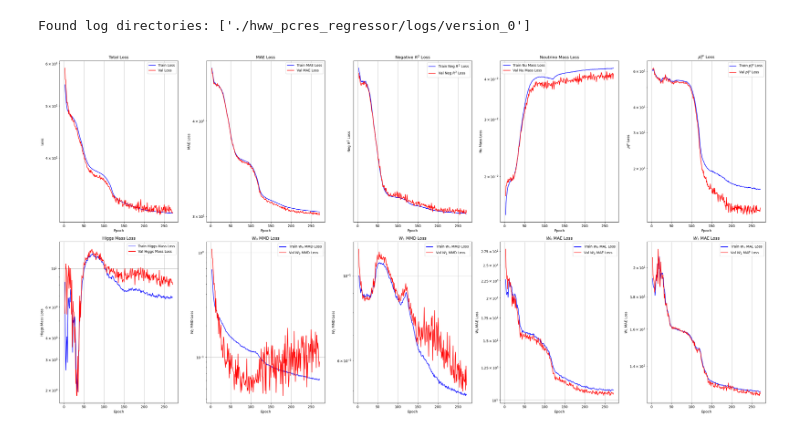
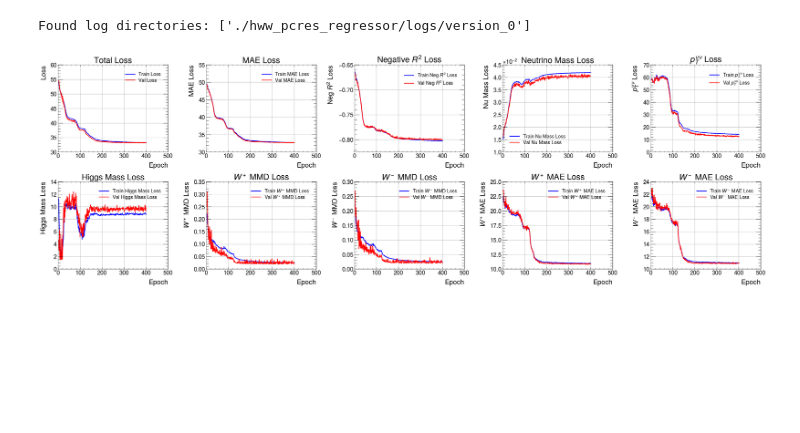
Before and after one commit to yygarypeng/ww-pcres, a Jupyter notebook: visualize.ipynb, the cells around one changed output. Cells and saved outputs as stored; diff of their text form; code cells hidden in the pictures; blank space fills up the shorter version.

```diff
--- a/visualize.ipynb
+++ b/visualize.ipynb
@@ -11,5 +11,8 @@ import train
 
 from matplotlib import pyplot as plt
 from matplotlib.colors import LogNorm
+
+import mplhep as hep
+hep.style.use("ATLAS")
 # %%
 ckpt_files = glob.glob(f"./hww_pcres_regressor/logs/version_0/checkpoints/*")
@@ -224,7 +306,7 @@ else:
         if df_clean_train.empty or df_clean_val.empty:
             print("Not enough training or validation records to visualize.")
         else:
-            fig, axes = plt.subplots(2, 5, figsize=(30, 15))
+            fig, axes = plt.subplots(2, 5, figsize=(30, 10))
             axes = axes.flatten()
 
             plot_configs = [
@@ -234,10 +316,10 @@ else:
                 ("nu_mass_loss", "val_nu_mass_loss", "Neutrino Mass Loss", "Nu Mass Loss"),
                 ("dinu_pt_loss", "val_dinu_pt_loss", r"$p^{\nu\nu}_T$ Loss", r"$p^{\nu\nu}_T$ Loss"),
                 ("higgs_mass_loss", "val_higgs_mass_loss", "Higgs Mass Loss", "Higgs Mass Loss"),
-                ("w_mass_mmd0_loss", "val_w_mass_mmd0_loss", "$W_0$ MMD Loss", "$W_0$ MMD Loss"),
-                ("w_mass_mmd1_loss", "val_w_mass_mmd1_loss", "$W_1$ MMD Loss", "$W_1$ MMD Loss"),
-                ("w0_mass_mae_loss", "val_w0_mass_mae_loss", "$W_0$ MAE Loss", "$W_0$ MAE Loss"),
-                ("w1_mass_mae_loss", "val_w1_mass_mae_loss", "$W_1$ MAE Loss", "$W_1$ MAE Loss"),
+                ("w_mass_mmd0_loss", "val_w_mass_mmd0_loss", "$W^+$ MMD Loss", "$W^+$ MMD Loss"),
+                ("w_mass_mmd1_loss", "val_w_mass_mmd1_loss", "$W^-$ MMD Loss", "$W^-$ MMD Loss"),
+                ("w0_mass_mae_loss", "val_w0_mass_mae_loss", "$W^+$ MAE Loss", "$W^+$ MAE Loss"),
+                ("w1_mass_mae_loss", "val_w1_mass_mae_loss", "$W^-$ MAE Loss", "$W^-$ MAE Loss"),
             ]
 
             def apply_scale(ax, data):
@@ -253,32 +335,32 @@ else:
             epochs_val = df_clean_val["epoch"].iloc[3:]
 
             for ax, (train_col, val_col, title, ylabel) in zip(axes, plot_configs):
                 if train_col not in df_clean_train.columns or val_col not in df_clean_val.columns:
                     ax.set_visible(False)
                     continue
 
                 ax.plot(epochs_train, df_clean_train[train_col].iloc[3:], label=f"Train {ylabel}", color="blue")
                 ax.plot(epochs_val, df_clean_val[val_col].iloc[3:], label=f"Val {ylabel}", color="red")
                 ax.set_xlabel("Epoch")
                 ax.set_ylabel(ylabel)
                 ax.set_title(title)
                 ax.legend()
                 ax.grid(True)
-                apply_scale(ax, pd.concat([df_clean_train[train_col], df_clean_val[val_col]]))
+                # apply_scale(ax, pd.concat([df_clean_train[train_col], df_clean_val[val_col]]))
 
             plt.tight_layout()
             plt.show()
 
             last_epoch = df_clean_train["epoch"].iloc[-1]
             print(f"\nFinal Training Losses (Epoch {last_epoch}):")
             for train_col, _, title, _ in plot_configs:
                 if train_col in df_clean_train.columns:
                     print(f"  {title}: {df_clean_train[train_col].iloc[-1]:.6f}")
 
             print("\nFinal Validation Losses:")
             for _, val_col, title, _ in plot_configs:
                 if val_col in df_clean_val.columns:
                     print(f"  {title}: {df_clean_val[val_col].iloc[-1]:.6f}")
 # %% [output]
 Found log directories: ['./hww_pcres_regressor/logs/version_0']
-[figure, old version]
+[figure, new version]
```
Also changed, not shown: parts of 17 cells of this notebook, 42 other files.
